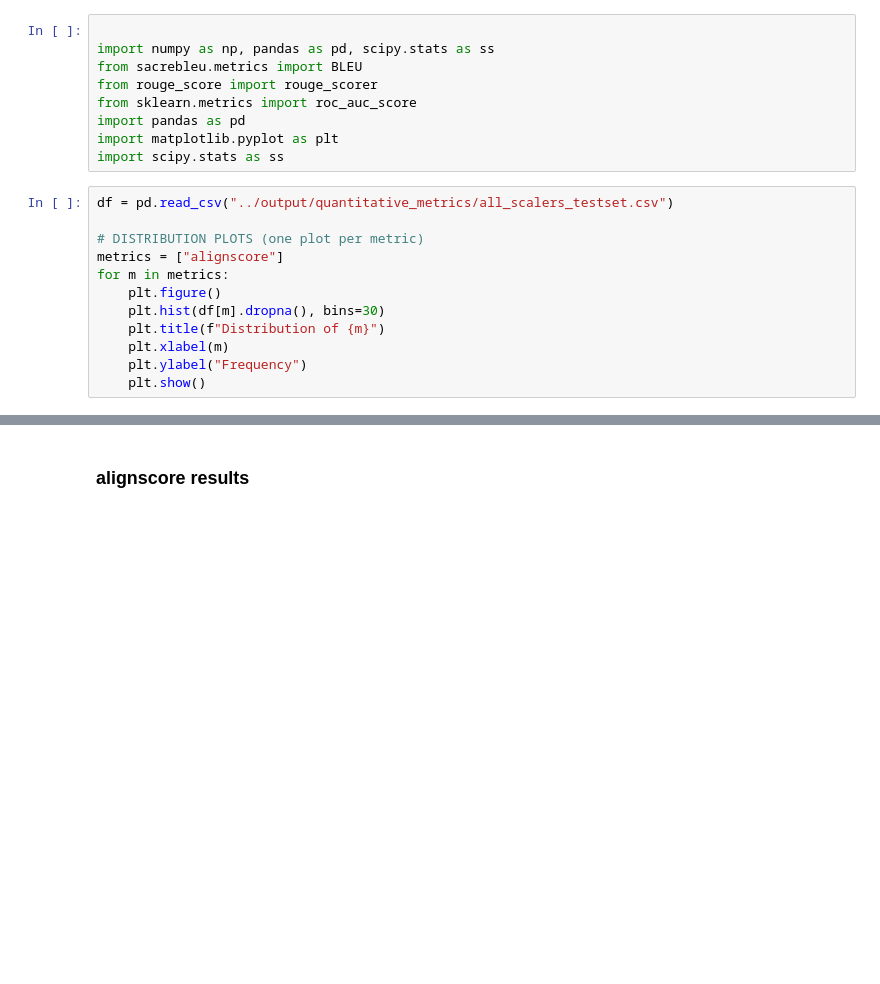
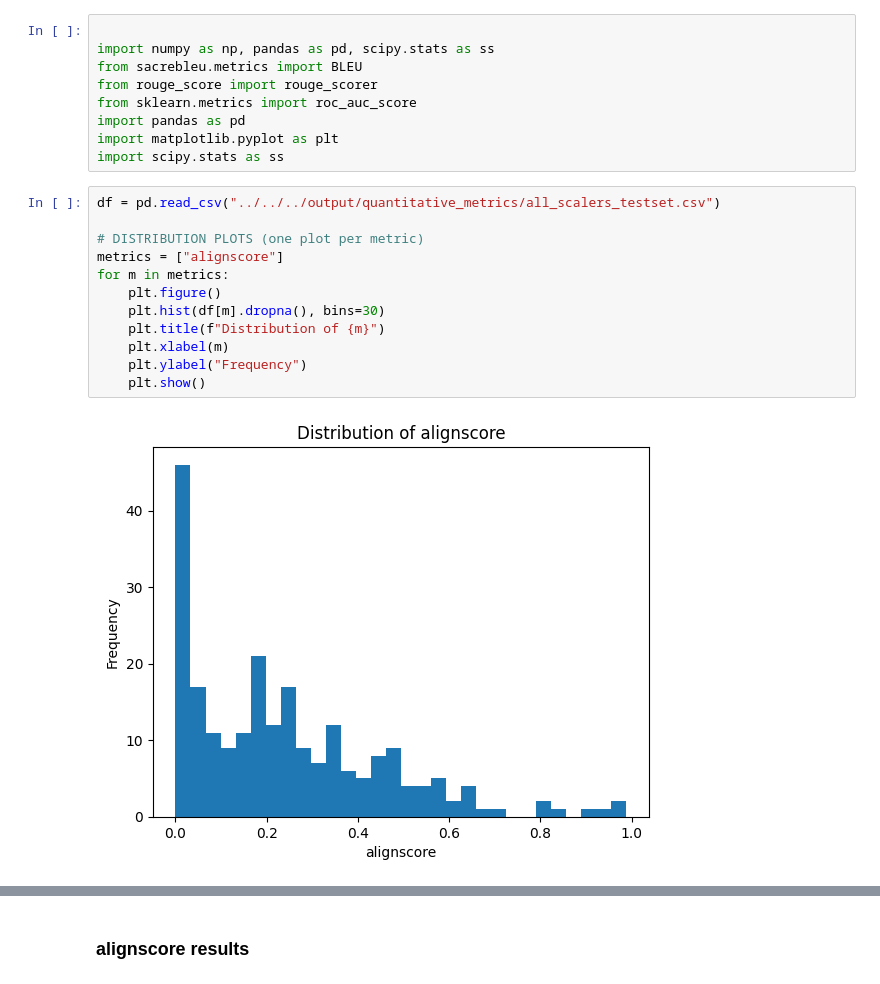
Before and after one commit to SarahHvidAndersen/Thesis-Trustworthy-RAG, a Jupyter notebook: src/scripts/nbs/ue_results.ipynb, the cells around one changed output, grey strips where cells are left out. Saved outputs shown, nothing was run; the diff lists cells and outputs as text; blank space fills up the shorter version.

```diff
--- a/src/scripts/nbs/ue_results.ipynb
+++ b/src/scripts/nbs/ue_results.ipynb
@@ -8,17 +8,19 @@ import pandas as pd
 import matplotlib.pyplot as plt
 import scipy.stats as ss
 # %%
-df = pd.read_csv("../output/quantitative_metrics/all_scalers_testset.csv")
+df = pd.read_csv("../../../output/quantitative_metrics/all_scalers_testset.csv")
 
 # DISTRIBUTION PLOTS (one plot per metric)
 metrics = ["alignscore"]
 for m in metrics:
     plt.figure()
     plt.hist(df[m].dropna(), bins=30)
     plt.title(f"Distribution of {m}")
     plt.xlabel(m)
     plt.ylabel("Frequency")
     plt.show()
+# %% [output]
+[figure, added]
 # %%
 
 
```
Also changed, not shown: parts of 10 cells of this notebook, 7 other files.
